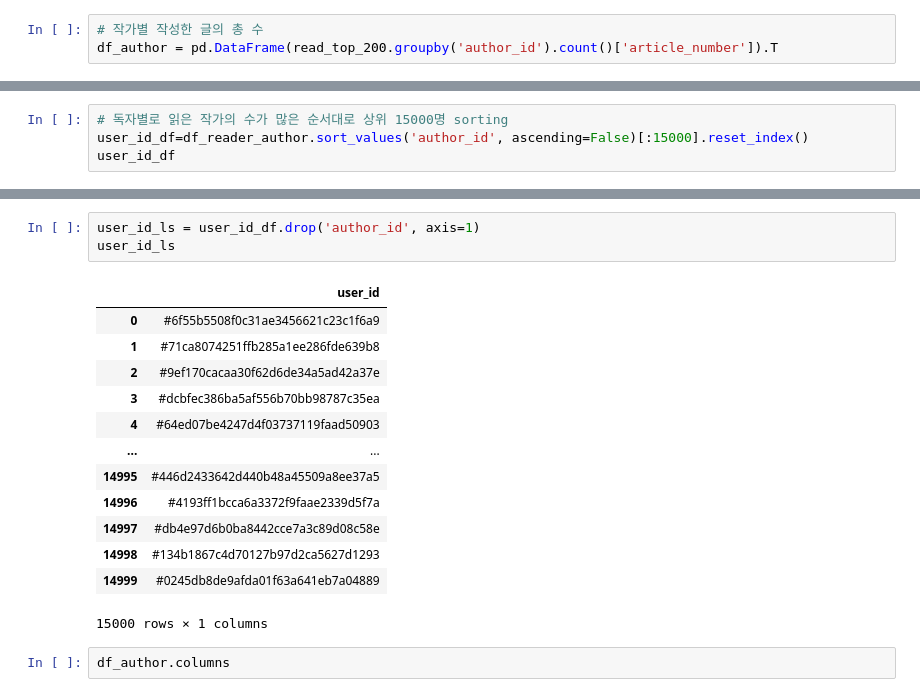
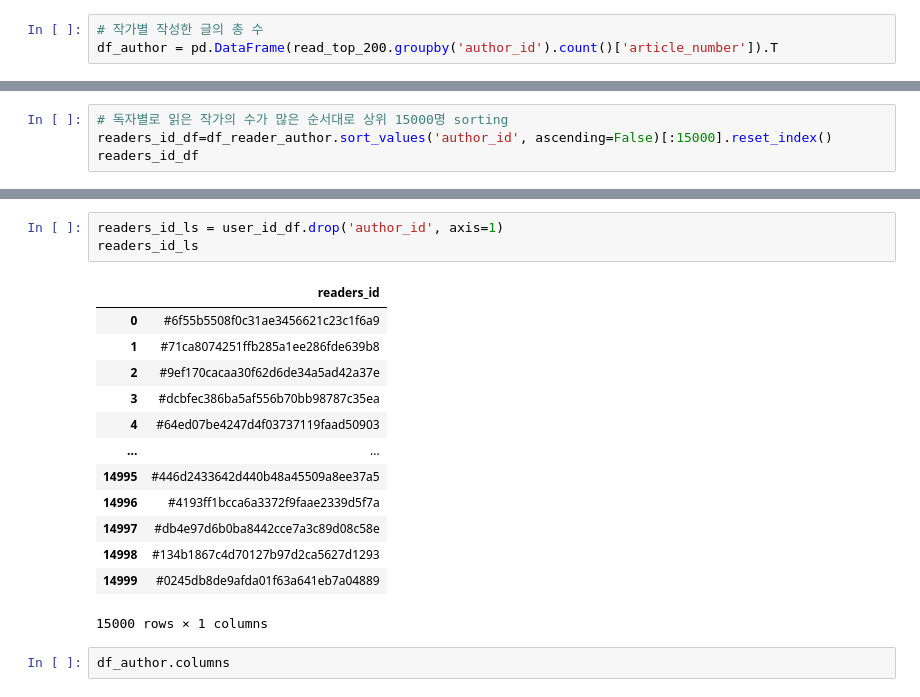
Before and after one commit to dss-14th/ml-repo-4, a Jupyter notebook: Brunch_recommendation_SVD.ipynb, the cells around one changed output, grey strips where cells are left out. Drawn from its saved outputs; the diff is of its cells as text.

```diff
--- a/Brunch_recommendation_SVD.ipynb
+++ b/Brunch_recommendation_SVD.ipynb
@@ -283,5 +122,5 @@ df_reader_author = pd.DataFrame(read_top_200.groupby('user_id').nunique()['autho
 # %%
 # 독자별로 읽은 작가의 수가 많은 순서대로 상위 15000명 sorting
-user_id_df=df_reader_author.sort_values('author_id', ascending=False)[:15000].reset_index()
-user_id_df
+readers_id_df=df_reader_author.sort_values('author_id', ascending=False)[:15000].reset_index()
+readers_id_df
 # %% [output]
@@ -299,10 +138,10 @@ user_id_df
 | 14999 | #0245db8de9afda01f63a641eb7a04889 | 24 |
 15000 rows × 2 columns
 # %%
-user_id_ls = user_id_df.drop('author_id', axis=1)
-user_id_ls
+readers_id_ls = user_id_df.drop('author_id', axis=1)
+readers_id_ls
 # %% [output]
-|  | user_id |
+|  | readers_id |
 | 0 | #6f55b5508f0c31ae3456621c23c1f6a9 |
 | 1 | #71ca8074251ffb285a1ee286fde639b8 |
 | 2 | #9ef170cacaa30f62d6de34a5ad42a37e |
```
Also changed, not shown: parts of 60 cells of this notebook, 1 other file.
